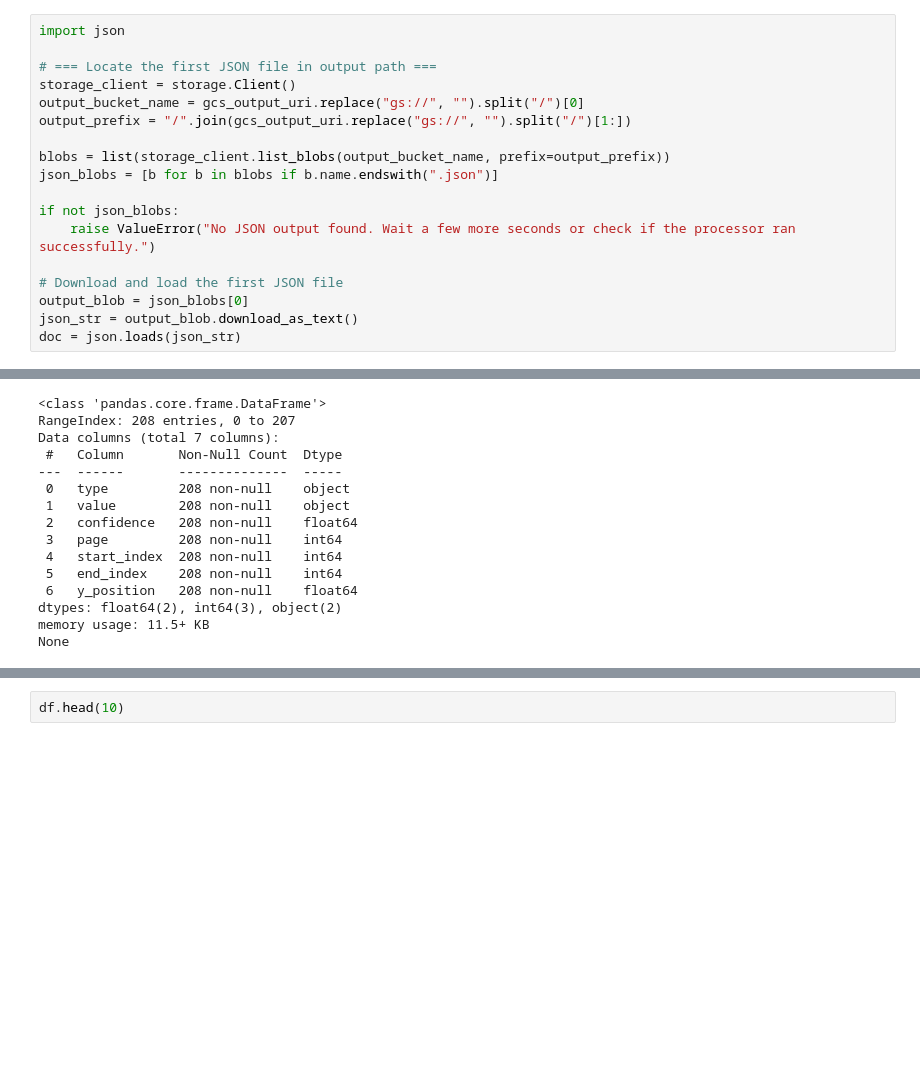
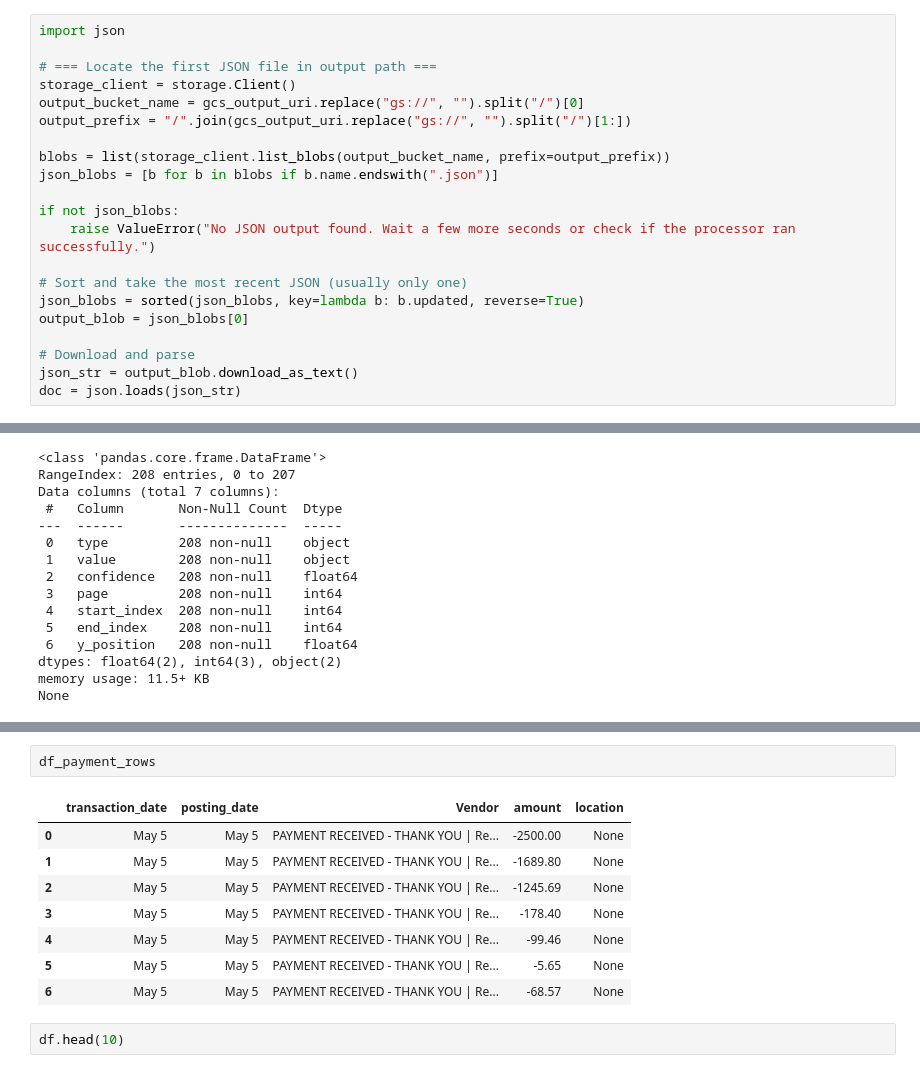
Before and after one commit to JordanVercillo/vercilloanalytics, a Jupyter notebook: 01_amex_parse.ipynb, the cells around one changed output, grey strips where cells are left out. Cells and saved outputs as stored; diff of their text form; blank space fills up the shorter version.

```diff
--- a/01_amex_parse.ipynb
+++ b/01_amex_parse.ipynb
@@ -61,8 +67,11 @@ json_blobs = [b for b in blobs if b.name.endswith(".json")]
 if not json_blobs:
     raise ValueError("No JSON output found. Wait a few more seconds or check if the processor ran successfully.")
 
-# Download and load the first JSON file
+# Sort and take the most recent JSON (usually only one)
+json_blobs = sorted(json_blobs, key=lambda b: b.updated, reverse=True)
 output_blob = json_blobs[0]
+
+# Download and parse
 json_str = output_blob.download_as_text()
 doc = json.loads(json_str)
 # %%
@@ -123,3 +210,14 @@ None
+# %%
+df_payment_rows
+# %% [output]
+|  | transaction_date | posting_date | Vendor | amount | location |
+| 0 | May 5 | May 5 | PAYMENT RECEIVED - THANK YOU | Re... | -2500.00 | None |
+| 1 | May 5 | May 5 | PAYMENT RECEIVED - THANK YOU | Re... | -1689.80 | None |
+| 2 | May 5 | May 5 | PAYMENT RECEIVED - THANK YOU | Re... | -1245.69 | None |
+| 3 | May 5 | May 5 | PAYMENT RECEIVED - THANK YOU | Re... | -178.40 | None |
+| 4 | May 5 | May 5 | PAYMENT RECEIVED - THANK YOU | Re... | -99.46 | None |
+| 5 | May 5 | May 5 | PAYMENT RECEIVED - THANK YOU | Re... | -5.65 | None |
+| 6 | May 5 | May 5 | PAYMENT RECEIVED - THANK YOU | Re... | -68.57 | None |
 # %%
 df.head(10)
 # %% [output]
```
Also changed, not shown: parts of 14 cells of this notebook.
